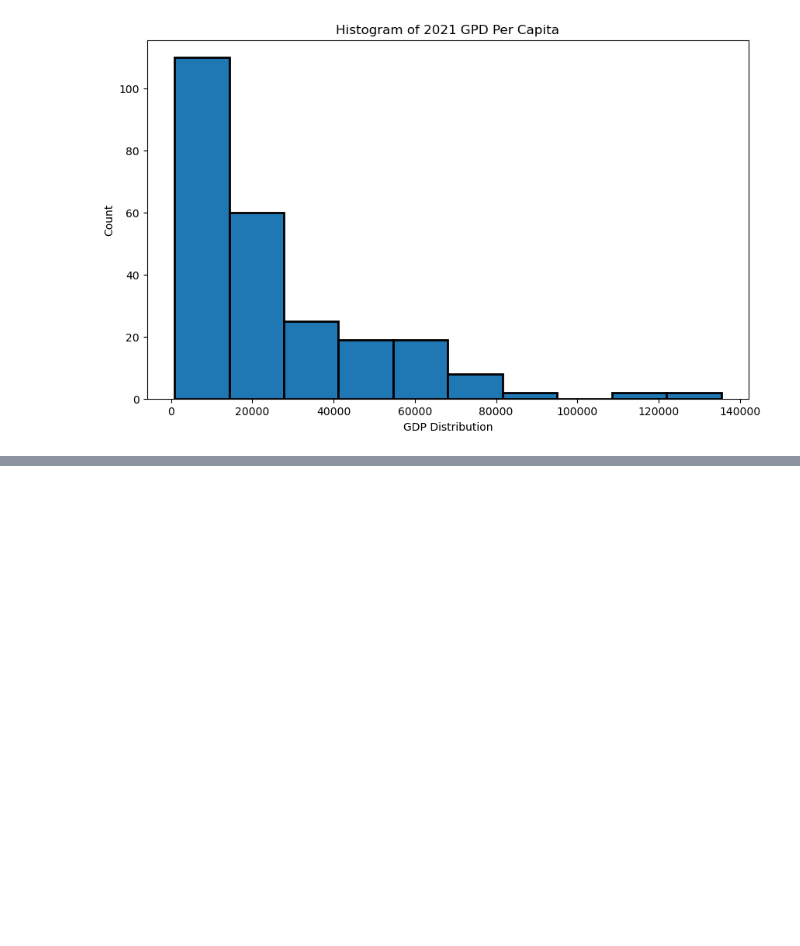
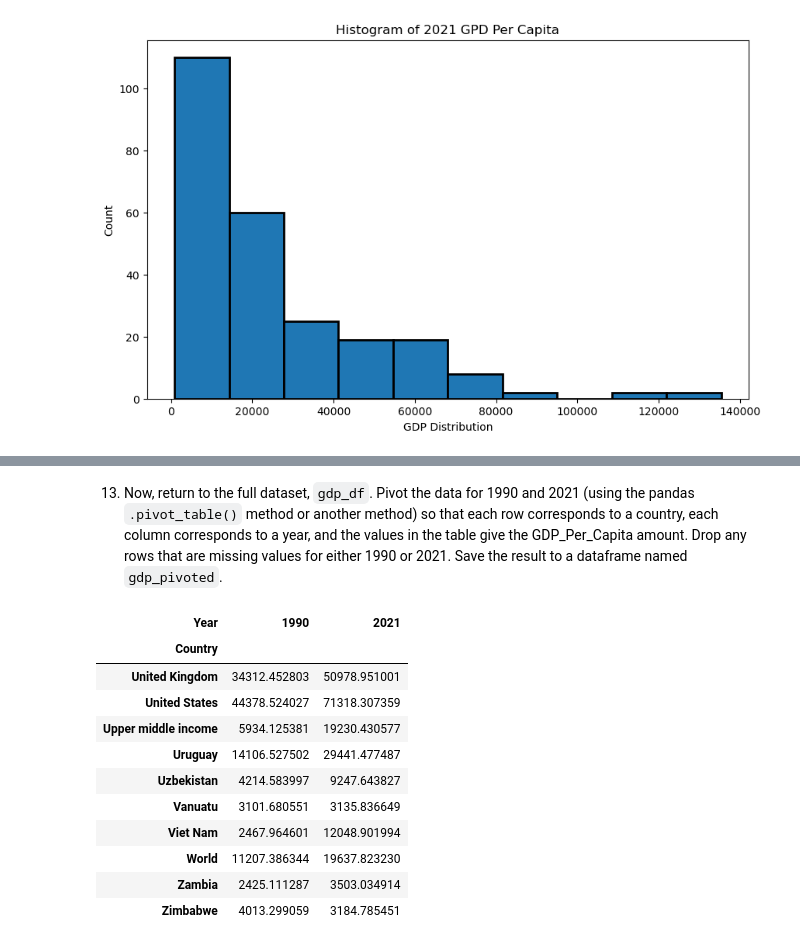
Before and after one commit to nss-data-science-cohort-9/un-exploration-Grantalan, a Jupyter notebook: notebooks/UN_Data_Exploration.ipynb, the cells around one changed output, grey strips where cells are left out. Cells and saved outputs as stored; diff of their text form; code cells hidden in the pictures; blank space fills up the shorter version.

Commit message:
added pivot table

```diff
--- a/notebooks/UN_Data_Exploration.ipynb
+++ b/notebooks/UN_Data_Exploration.ipynb
@@ -237,0 +217,24 @@ plt.title('Histogram of 2021 GPD Per Capita');
+# %% [markdown]
+13. Now, return to the full dataset, `gdp_df`. Pivot the data for 1990 and 2021 (using the pandas `.pivot_table()` method or another method) so that each row corresponds to a country, each column corresponds to a year, and the values in the table give the GDP_Per_Capita amount. Drop any rows that are missing values for either 1990 or 2021. Save the result to a dataframe named `gdp_pivoted`.
+# %%
+gdp_df_1990_2021 = gdp_df[gdp_df['Year'].isin([1990, 2021])]
+# %%
+gdp_pivoted = gdp_df_1990_2021.pivot_table(
+    values = 'GDP_Per_Capita',
+    index = 'Country',
+    columns = 'Year').dropna()
+# %%
+gdp_pivoted.tail(10)
+# %% [output]
+| Year | 1990 | 2021 |
+| Country |  |  |
+| United Kingdom | 34312.452803 | 50978.951001 |
+| United States | 44378.524027 | 71318.307359 |
+| Upper middle income | 5934.125381 | 19230.430577 |
+| Uruguay | 14106.527502 | 29441.477487 |
+| Uzbekistan | 4214.583997 | 9247.643827 |
+| Vanuatu | 3101.680551 | 3135.836649 |
+| Viet Nam | 2467.964601 | 12048.901994 |
+| World | 11207.386344 | 19637.823230 |
+| Zambia | 2425.111287 | 3503.034914 |
+| Zimbabwe | 4013.299059 | 3184.785451 |
```
Also changed, not shown: parts of 5 cells of this notebook.
